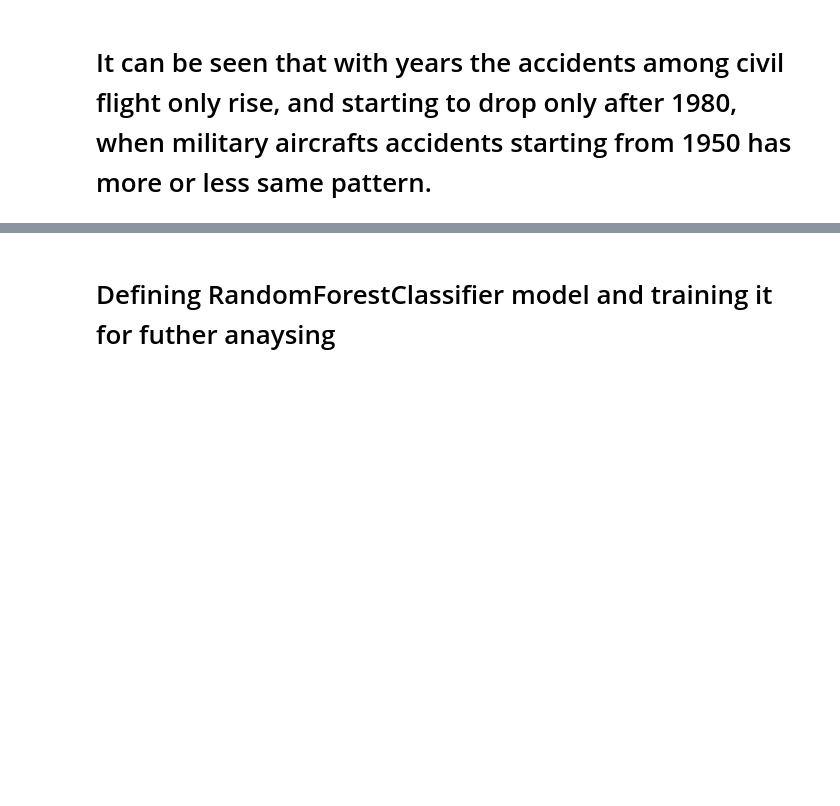
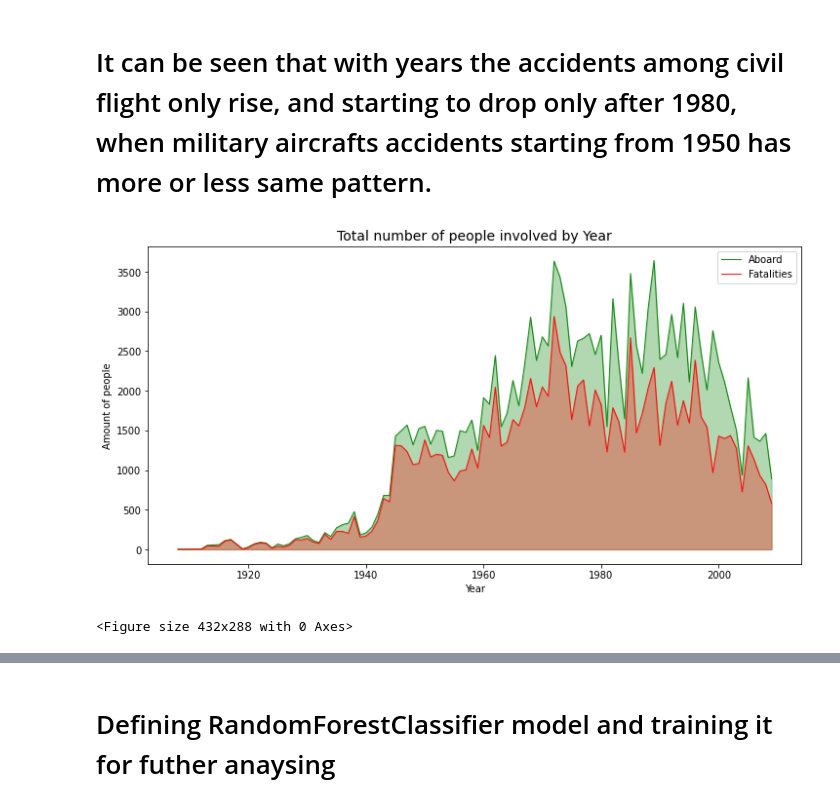
Before and after one commit to ToxaRyd/ItDS_project, a Jupyter notebook: Project.ipynb, the cells around one changed output, grey strips where cells are left out. Saved outputs shown, nothing was run; the diff lists cells and outputs as text; code cells hidden in the pictures; blank space fills up the shorter version.

Commit message:
missing graph added that were on the poster

```diff
--- a/Project.ipynb
+++ b/Project.ipynb
@@ -194,3 +185,31 @@ plt.show()
 [figure]
 # %% [markdown]
 # It can be seen that with years the accidents among civil flight only rise, and starting to drop only after 1980, when military aircrafts accidents starting from 1950 has more or less same pattern.
+# %%
+temp = data.copy()
+temp = temp.replace('Not known',np.NaN)
+temp['Year'] = temp.Time.dt.year
+pd.to_numeric(temp['Year'])
+pd.to_numeric(temp['Aboard'])
+pd.to_numeric(temp['Fatalities'])
+temp = temp.groupby("Year").sum()
+# %%
+temp['Proportion'] = temp['Fatalities'] / temp['Aboard']
+
+plt.figure(figsize=(12,6))
+
+plt.fill_between(temp.index, 'Aboard', data=temp, color="green", alpha=0.3)
+plt.plot(temp.index, 'Aboard', data=temp, color="green", alpha=0.9, linewidth=1)
+
+plt.fill_between(temp.index, 'Fatalities', data=temp, color="red", alpha=0.3)
+plt.plot(temp.index, 'Fatalities', data=temp, color="red", alpha=0.9, linewidth=1)
+
+plt.legend(fontsize=10)
+plt.xlabel('Year', fontsize=10)
+plt.ylabel('Amount of people', fontsize=10)
+plt.title('Total number of people involved by Year', loc='Center', fontsize=14)
+plt.show()
+plt.savefig('peopleInvolved')
+# %% [output]
+[figure, added]
+<Figure size 432x288 with 0 Axes>
```
Also changed, not shown: parts of 3 cells of this notebook.
